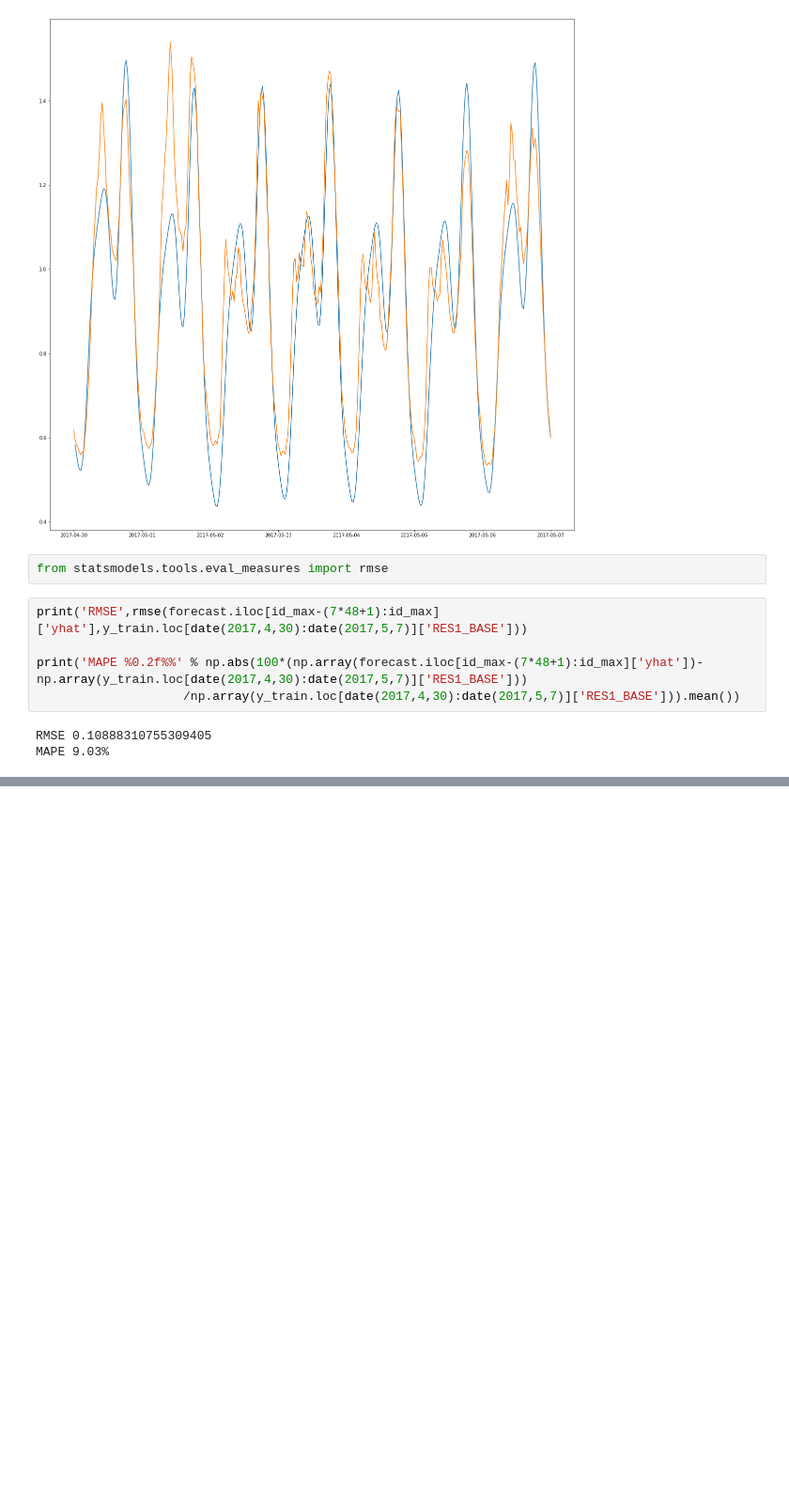
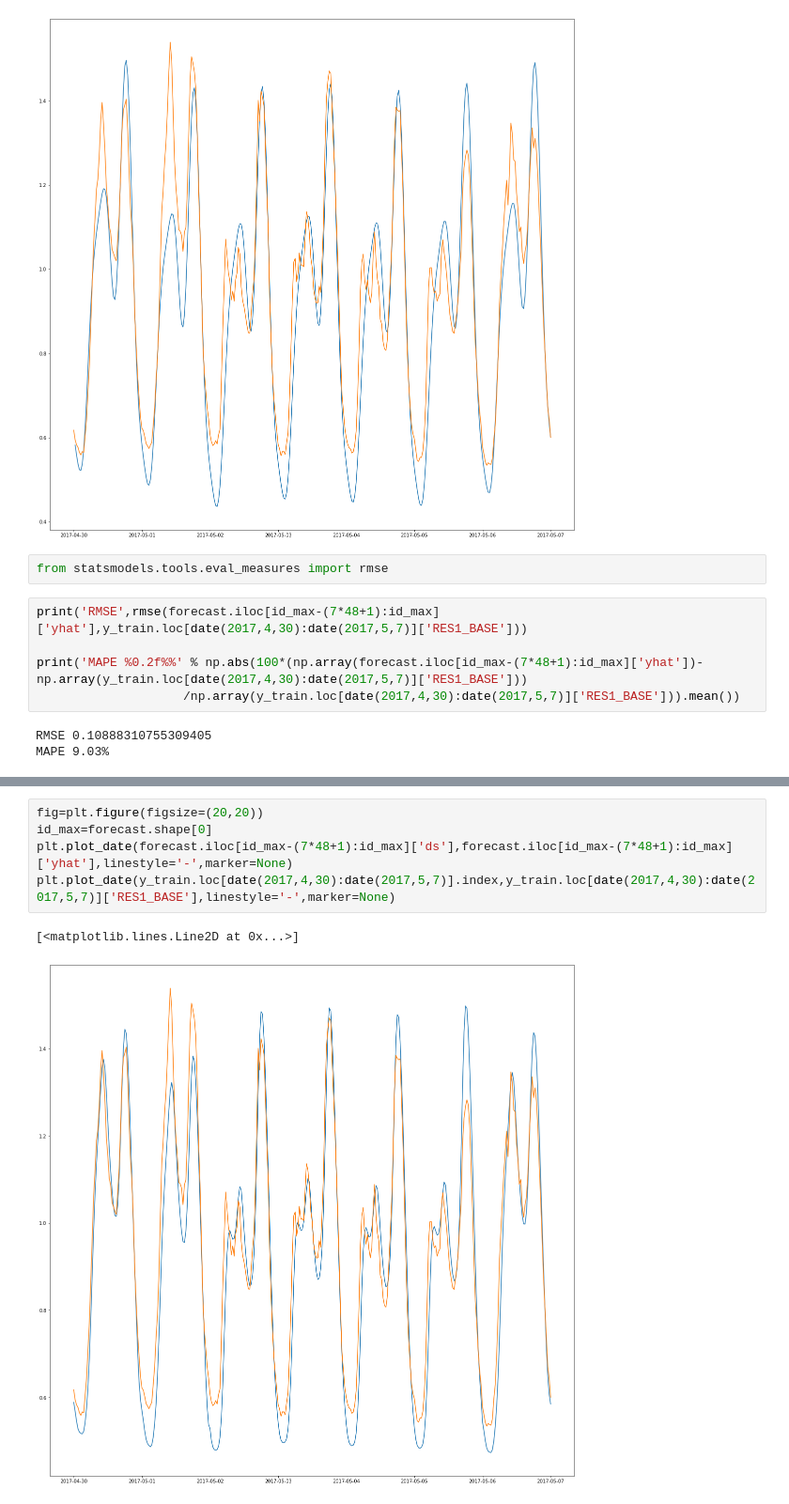
Before and after one commit to fredcoq/challenge-data-ens, a Jupyter notebook: model_1_prophet.ipynb, the cells around one changed output, grey strips where cells are left out. Shown at 94% size. Drawn from its saved outputs; the diff is of its cells as text; blank space fills up the shorter version.

```diff
--- a/model_1_prophet.ipynb
+++ b/model_1_prophet.ipynb
@@ -83,0 +149,8 @@ MAPE 9.03%
+# %%
+fig=plt.figure(figsize=(20,20))
+id_max=forecast.shape[0]
+plt.plot_date(forecast.iloc[id_max-(7*48+1):id_max]['ds'],forecast.iloc[id_max-(7*48+1):id_max]['yhat'],linestyle='-',marker=None)
+plt.plot_date(y_train.loc[date(2017,4,30):date(2017,5,7)].index,y_train.loc[date(2017,4,30):date(2017,5,7)]['RES1_BASE'],linestyle='-',marker=None)
+# %% [output]
+[<matplotlib.lines.Line2D at 0x...>]
+[figure, added]
```
Also changed, not shown: parts of 10 cells of this notebook, 1 other file.
